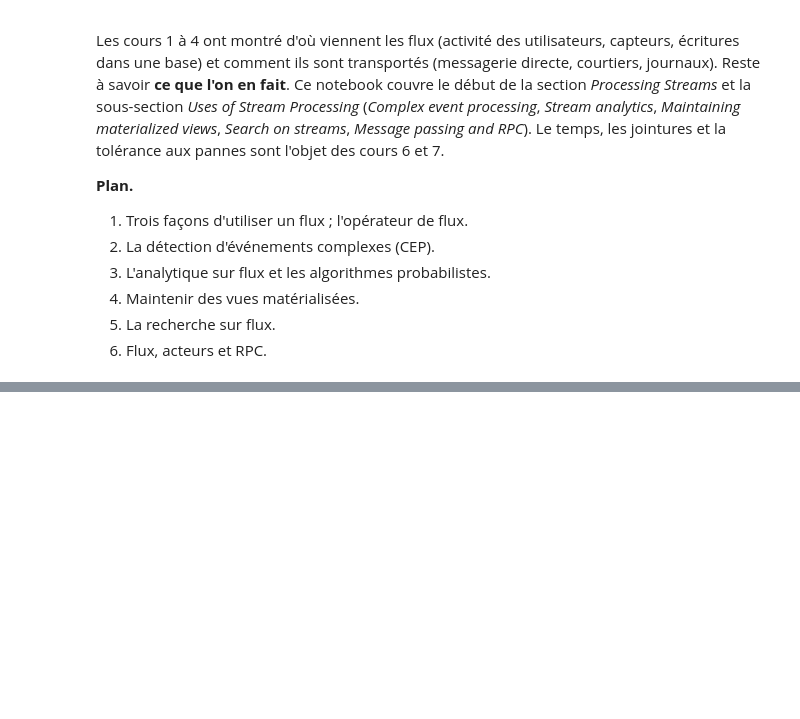
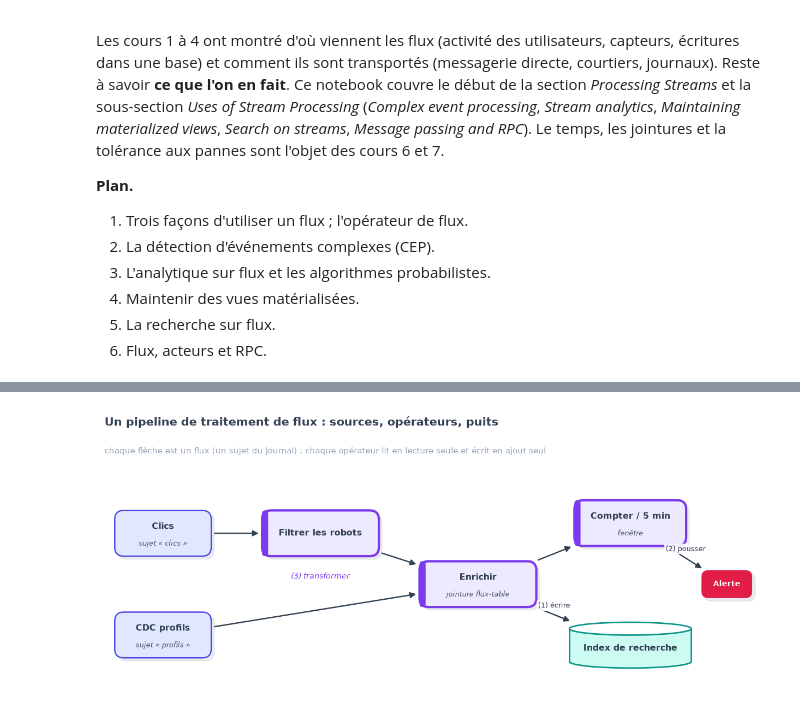
Before and after one commit to gwils28/Designing_Data_Intensive_Applications__ByTheBook, a Jupyter notebook: notebooks/ch11_traitement_de_flux/ch11_cours_5_usages_du_traitement_de_flux.ipynb, the cells around one changed output, grey strips where cells are left out. Drawn from its saved outputs; the diff is of its cells as text; code cells hidden in the pictures; blank space fills up the shorter version.

Commit message:
ch11 cours 5 : Trois façons d'utiliser un flux

```diff
--- a/notebooks/ch11_traitement_de_flux/ch11_cours_5_usages_du_traitement_de_flux.ipynb
+++ b/notebooks/ch11_traitement_de_flux/ch11_cours_5_usages_du_traitement_de_flux.ipynb
@@ -36,0 +58,17 @@ rng = np.random.default_rng(0)
+# %%
+d = Diagram(13, 4.6, title="Un pipeline de traitement de flux : sources, opérateurs, puits",
+            subtitle="chaque flèche est un flux (un sujet du journal) ; chaque opérateur lit en lecture seule et écrit en ajout seul")
+d.box("s1", 1.2, 3.2, "Clics", sub="sujet « clics »", color=INDIGO, w=1.9)
+d.box("s2", 1.2, 1.2, "CDC profils", sub="sujet « profils »", color=INDIGO, w=1.9)
+d.box("o1", 4.3, 3.2, "Filtrer les robots", color=VIOLET, kind="model", w=2.3)
+d.box("o2", 7.4, 2.2, "Enrichir", sub="jointure flux-table", color=VIOLET, kind="model", w=2.3)
+d.box("o3", 10.4, 3.4, "Compter / 5 min", sub="fenêtre", color=VIOLET, kind="model", w=2.2)
+d.box("k1", 10.4, 1.0, "Index de recherche", color=TEAL, kind="db", w=2.4, h=0.9)
+d.box("k2", 12.3, 2.2, "Alerte", color=ROSE, kind="tag", w=1.0, h=0.55, fontsize=9)
+d.arrow("s1", "o1"); d.arrow("o1", "o2"); d.arrow("s2", "o2")
+d.arrow("o2", "o3"); d.arrow("o2", "k1", "(1) écrire")
+d.arrow("o3", "k2", "(2) pousser")
+d.note(4.3, 2.35, "(3) transformer", color=VIOLET)
+d.show()
+# %% [output]
+[figure, added]
```
Also changed, not shown: parts of 2 cells of this notebook.
